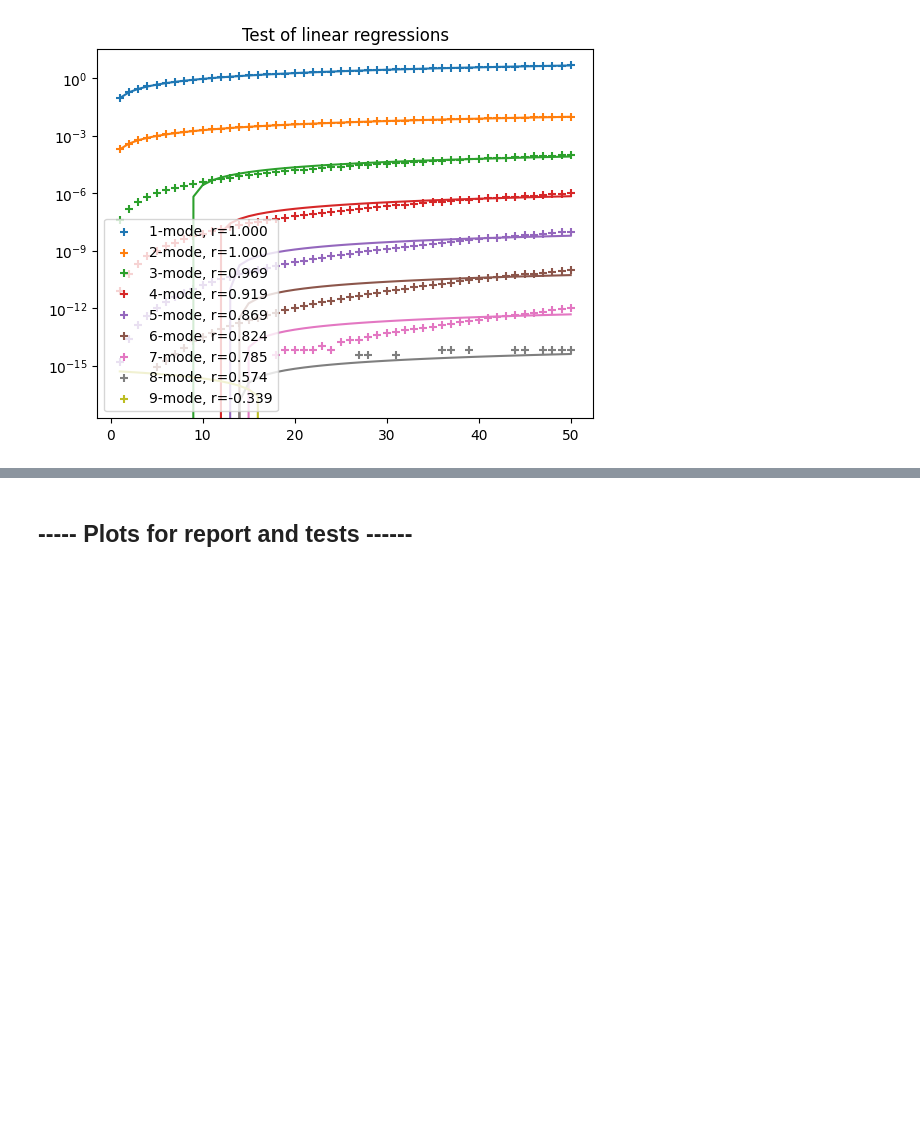
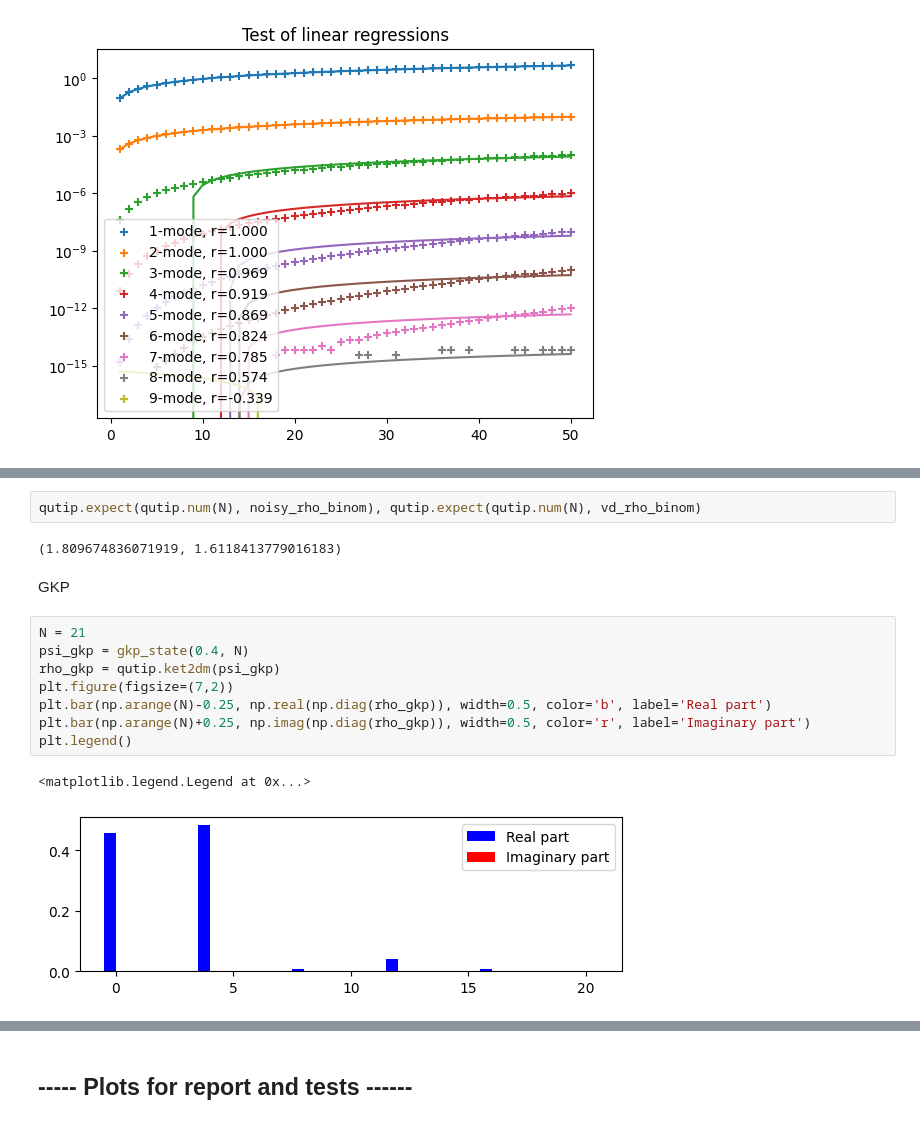
Before and after one commit to lfinocchiaro/virtual-distillation, a Jupyter notebook: tests.ipynb, the cells around one changed output, grey strips where cells are left out. Saved outputs shown, nothing was run; the diff lists cells and outputs as text; blank space fills up the shorter version.

```diff
--- a/tests.ipynb
+++ b/tests.ipynb
@@ -149,0 +163,17 @@ Now let’s try plotting as a function of number of modes.
+# %%
+qutip.expect(qutip.num(N), noisy_rho_binom), qutip.expect(qutip.num(N), vd_rho_binom)
+# %% [output]
+(1.809674836071919, 1.6118413779016183)
+# %% [markdown]
+GKP
+# %%
+N = 21
+psi_gkp = gkp_state(0.4, N)
+rho_gkp = qutip.ket2dm(psi_gkp)
+plt.figure(figsize=(7,2))
+plt.bar(np.arange(N)-0.25, np.real(np.diag(rho_gkp)), width=0.5, color='b', label='Real part')
+plt.bar(np.arange(N)+0.25, np.imag(np.diag(rho_gkp)), width=0.5, color='r', label='Imaginary part')
+plt.legend()
+# %% [output]
+<matplotlib.legend.Legend at 0x...>
+[figure, added]
```
Also changed, not shown: parts of 27 cells of this notebook, 2 other files.
